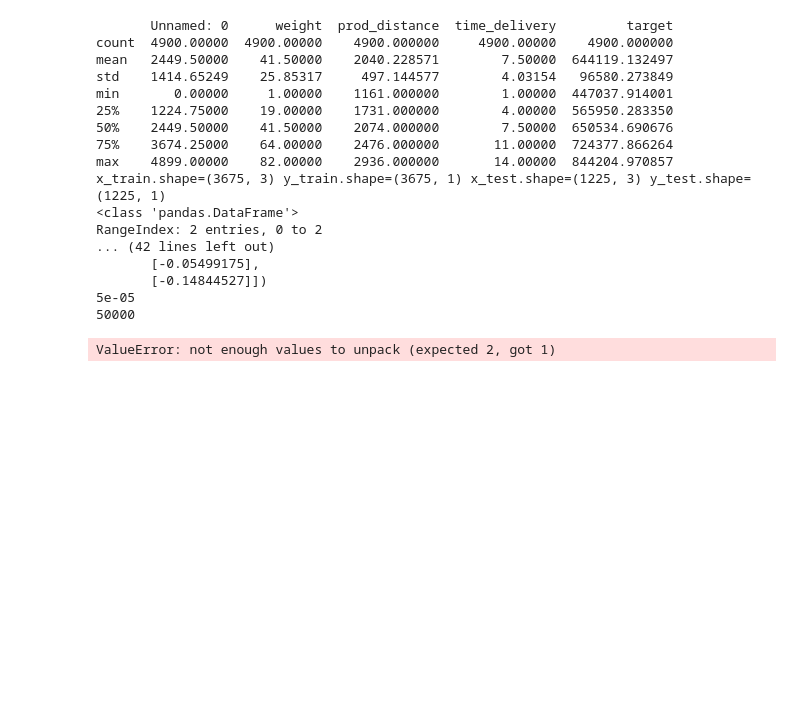
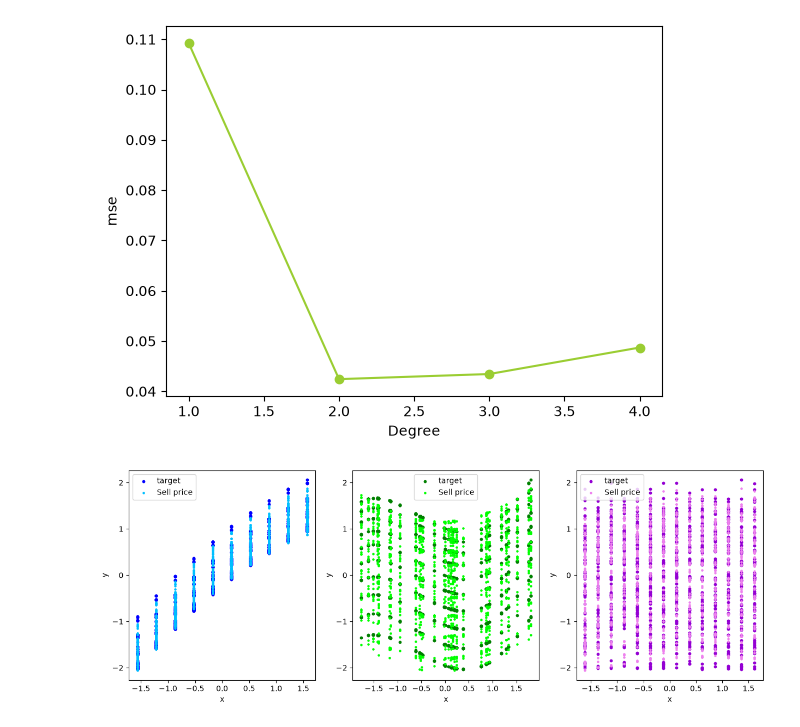
Before and after one commit to Pachiderms/bootcamp_ml, a Jupyter notebook: notebooks/notebook_module07.ipynb, the cells around one changed output. Cells and saved outputs as stored; diff of their text form; code cells hidden in the pictures; blank space fills up the shorter version.

```diff
--- a/notebooks/notebook_module07.ipynb
+++ b/notebooks/notebook_module07.ipynb
@@ -372,23 +389,7 @@ plotter.scatter(x_test[:, [2]], predictions[1], color="violet", s=5, ax_id=2, la
 # %%
 from src.space_avocado import final_train
 
-models, errors, predictions = final_train()
+final_train()
 # %% [output]
-       Unnamed: 0      weight  prod_distance  time_delivery         target
-count  4900.00000  4900.00000    4900.000000     4900.00000    4900.000000
-mean   2449.50000    41.50000    2040.228571        7.50000  644119.132497
-std    1414.65249    25.85317     497.144577        4.03154   96580.273849
-min       0.00000     1.00000    1161.000000        1.00000  447037.914001
-25%    1224.75000    19.00000    1731.000000        4.00000  565950.283350
-50%    2449.50000    41.50000    2074.000000        7.50000  650534.690676
-75%    3674.25000    64.00000    2476.000000       11.00000  724377.866264
-max    4899.00000    82.00000    2936.000000       14.00000  844204.970857
-x_train.shape=(3675, 3) y_train.shape=(3675, 1) x_test.shape=(1225, 3) y_test.shape=(1225, 1)
-<class 'pandas.DataFrame'>
-RangeIndex: 2 entries, 0 to 2
-... (42 lines left out)
-       [-0.05499175],
-       [-0.14844527]])
-5e-05
-50000
-ValueError: not enough values to unpack (expected 2, got 1)
+[figure, added]
+[figure, added]
```
Also changed, not shown: parts of 4 cells of this notebook, 3 other files.
